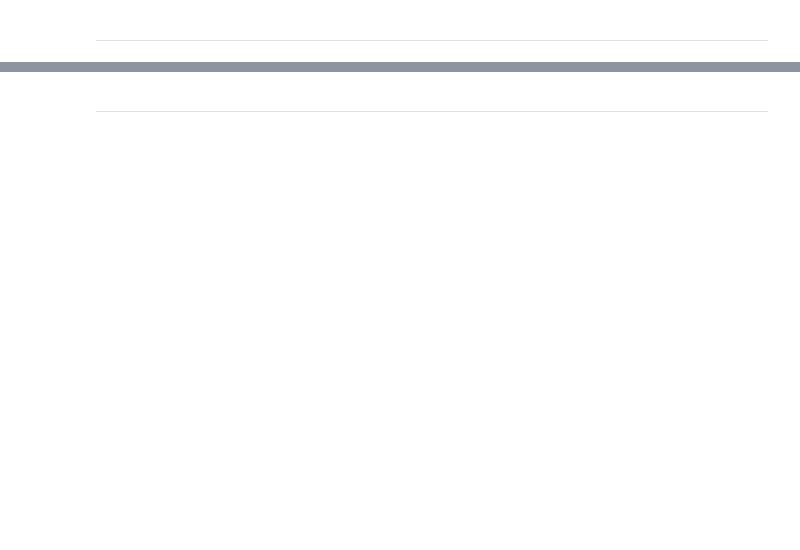
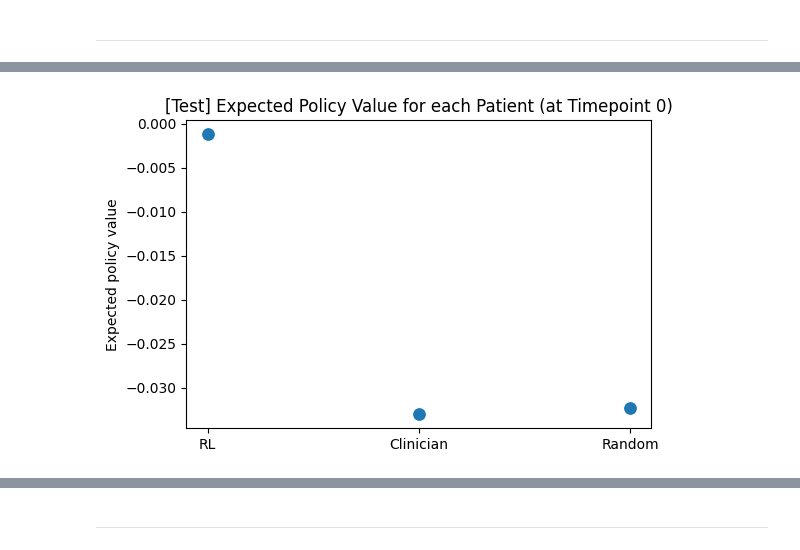
Before and after one commit to RuoqingEvelineWang/CS5446, a Jupyter notebook: notebooks/Clare-Hypotension.ipynb, the cells around one changed output, grey strips where cells are left out. Drawn from its saved outputs; the diff is of its cells as text; code cells hidden in the pictures; blank space fills up the shorter version.

```diff
--- a/notebooks/Clare-Hypotension.ipynb
+++ b/notebooks/Clare-Hypotension.ipynb
@@ -229 +254,46 @@ plt.show()
+# %%
+# normalize the test data
+test_df_state = test_df[states]
+X_test_state = test_df_state.astype(float).values
+X_test_norm = (X_test_state - X.mean(axis=0)) / X.std(axis=0)
+
+# apply PLSCanonical to test data
+X_test_canonical = plsca.transform(X_test_norm)
+
+# apply k-means to get state numbers
+test_state_numbers = kmeans.predict(X_test_canonical)
+
+# add state numbers to test data
+X_test = test_df.copy()
+X_test["state_number"] = test_state_numbers
+
+# evaluation on test data
+Q_RL = 0
+Q_random = 0
+Q_clinician = 0
+
+for index, row in X_test.iterrows():
+    if row["hour"] == 0:
+        # rl policy
+        Q_RL += np.nanmax(Q[int(row['state_number']), :])
+
+        # clinician policy
+        Q_clinician += Q[int(row['state_number']), int(row['action_number'])]
+
+        # random policy
+        h = Q[int(row['state_number']), :]
+        h = h[~np.isnan(h)]
+        Q_random += h[np.random.choice(h.shape[0], 1)][0]
+
+Q_RL = Q_RL / num_patients
+Q_clinician = Q_clinician / num_patients
+Q_random = Q_random / num_patients
+
+plt.figure(figsize=(6, 4))
+sns.scatterplot(x=['RL', 'Clinician', 'Random'], y=[Q_RL, Q_clinician, Q_random], markers='s', s=100)
+plt.ylabel('Expected policy value')
+plt.title('[Test] Expected Policy Value for each Patient (at Timepoint 0)')
+plt.show()
+# %% [output]
+[figure, added]
 # %%
```
Also changed, not shown: parts of 74 cells of this notebook.
